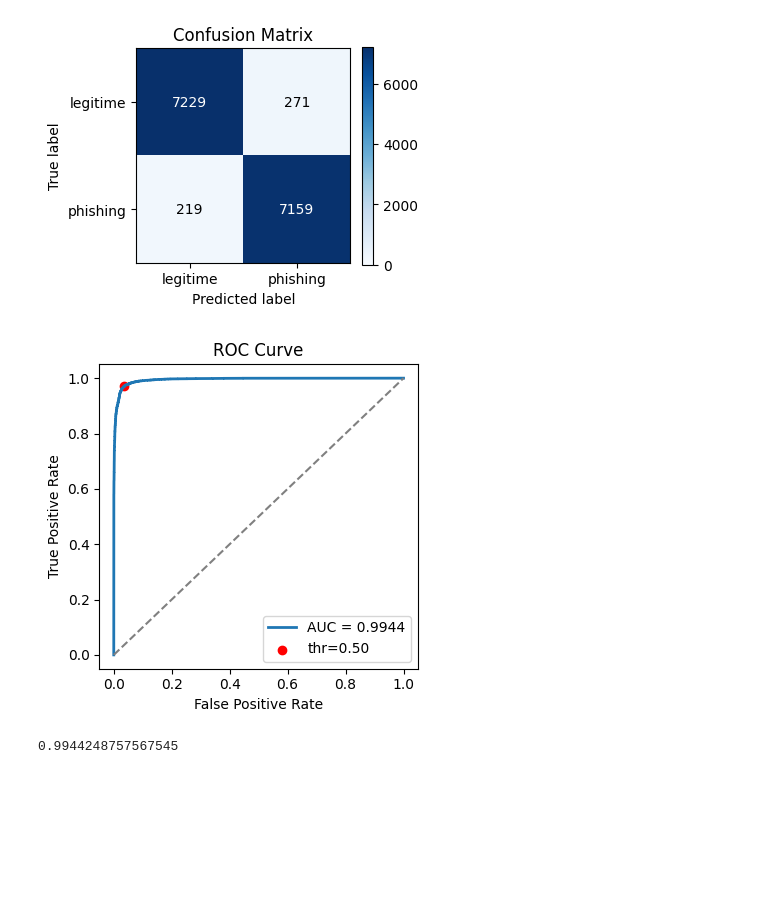
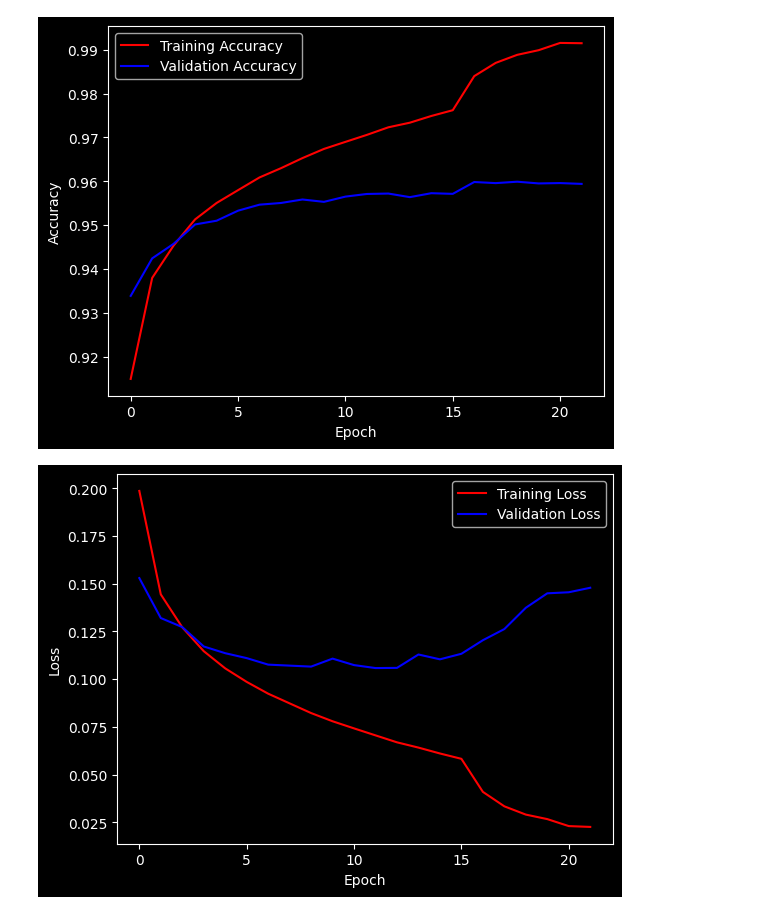
Before and after one commit to CalinNavadaru/ParanoidViking, a Jupyter notebook: Detection_Models/email_url.ipynb, the cells around one changed output. Drawn from its saved outputs; the diff is of its cells as text; code cells hidden in the pictures; blank space fills up the shorter version.

```diff
--- a/Detection_Models/email_url.ipynb
+++ b/Detection_Models/email_url.ipynb
@@ -405,22 +300,29 @@ def plot_roc_auc(y_true, y_scores, threshold=0.5):
     plt.show()
 
     return roc_auc
-# %%
-y_true, y_pred, y_scores = [], [], []
-model.eval()
-with torch.no_grad():
-    for xb, yb in test_loader:
-        xb = xb.to(model.device)
-        logits = model(xb).cpu()
-        probs = torch.sigmoid(logits)
-
-        y_true.extend(yb.cpu().tolist())
-        y_pred.extend((probs >= 0.5).long().tolist())
-        y_scores.extend(probs.tolist())
-
-cm = plot_confusion_matrix(y_true, y_pred, normalize=False, labels=['legitime', 'phishing'])
-plot_roc_auc(y_true, y_scores)
-# %% [output]
-[figure, removed]
-[figure, removed]
-0.9944248757567545
+# %%
+def plot_train_and_validation_metrics(path: str):
+    data = pd.read_csv(path)
+    train_data = data[1::2]
+    val_data = data[0::2]
+
+    plt.plot(train_data["train_acc"].tolist(), linestyle='-', label="Training Accuracy", color="red")
+    plt.plot(val_data["val_acc"].tolist(), linestyle='-', label="Validation Accuracy", color="blue")
+
+    plt.xlabel("Epoch")
+    plt.ylabel("Accuracy")
+    plt.legend()
+    plt.show()
+
+    plt.plot(train_data["train_loss"].tolist(), linestyle='-', label="Training Loss", color="red")
+    plt.plot(val_data["val_loss"].tolist(), linestyle='-', label="Validation Loss", color="blue")
+
+    plt.xlabel("Epoch")
+    plt.ylabel("Loss")
+    plt.legend()
+    plt.show()
+
+plot_train_and_validation_metrics("lightning_logs/phishing-url/version_0/metrics.csv")
+# %% [output]
+[figure, added]
+[figure, added]
```
Also changed, not shown: parts of 18 cells of this notebook, 6 other files.
